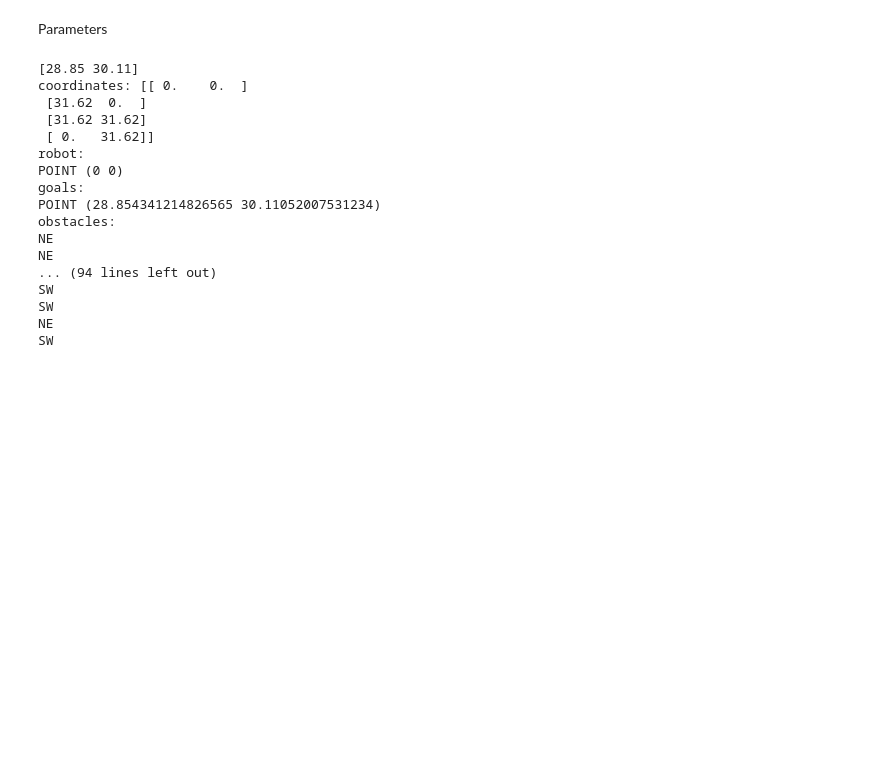
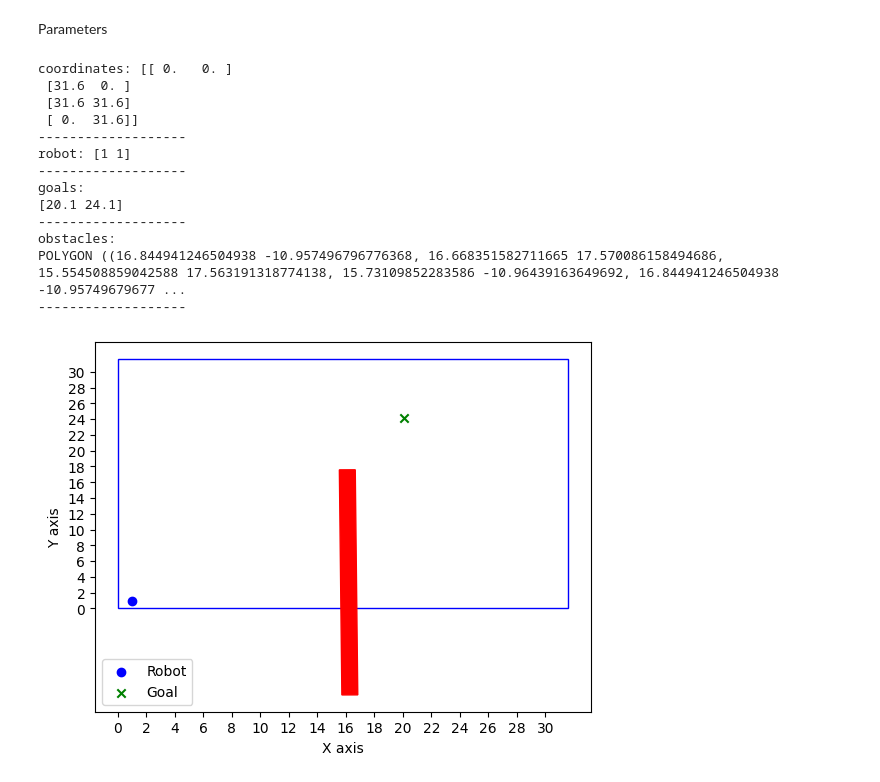
Before and after one commit to Sharkar96/BHDQN, a Jupyter notebook: BHDQN.ipynb, the cells around one changed output. Saved outputs shown, nothing was run; the diff lists cells and outputs as text; code cells hidden in the pictures; blank space fills up the shorter version.

Commit message:
added plot, and finished with the normal and black hole gravity

```diff
--- a/BHDQN.ipynb
+++ b/BHDQN.ipynb
@@ -15,7 +17,7 @@ def point2nparray(p: Point):
 Parameters
 # %%
 katt=1
-kstr=8
+kstr=4
 krep=20
 p0=3
 ps=8
@@ -25,6 +27,7 @@ W3=-0.2
 alpha=-20
 gamma=0.95
 ts=0.1
+eps=1 #distance from the goal to be reached
 # %%
 class Obstacle:
   def __init__(self, o: Point, A):
@@ -48,6 +51,9 @@ class Obstacle:
 
     self.obstacle=affinity.rotate(Polygon(vertex),th)
 
+  def polygon2array(self):
+    x,y =self.obstacle.exterior.coords.xy
+    return[list(a) for a in zip(x,y)]
 
   def __str__(self):
     return str(self.obstacle)
@@ -73,11 +79,12 @@ class Robot:
     chosenMove=np.argmax(np.dot(force, possibleMoves.T))
     self.x=self.x + ts*possibleMoves[chosenMove][0]*linalg.norm(force)
     self.y=self.y + ts*possibleMoves[chosenMove][1]*linalg.norm(force)
-    print(moves[chosenMove])
+    print(moves[chosenMove], end=' ')
+    print(np.array([self.x, self.y]))
     return
 
   def __str__(self):
-    return str(Point(self.x,self.y))
+    return str(np.array([self.x,self.y]))
 # %%
 class Maze:
   def __init__(self, A):
@@ -165,28 +207,22 @@ class Maze:
 # %%
 maze=Maze(1000)
 maze.addGoals(1)
-
-maze.spawnRobot(x=0,y=0)
-print(maze.gravitationalForce())
+maze.addObstacles(1)
+maze.spawnRobot(x=1,y=1)
 maze.print()
-epochs=100
-for epoch in range(epochs):
-  maze.robot.move(maze.gravitationalForce())
+maze.plot()
 # %% [output]
-[28.85 30.11]
-coordinates: [[ 0.    0.  ]
- [31.62  0.  ]
- [31.62 31.62]
- [ 0.   31.62]]
-robot:
-POINT (0 0)
+coordinates: [[ 0.   0. ]
+ [31.6  0. ]
+ [31.6 31.6]
+ [ 0.  31.6]]
+-------------------
+robot: [1 1]
+-------------------
 goals:
-POINT (28.854341214826565 30.11052007531234)
+[20.1 24.1]
+-------------------
 obstacles:
-NE
-NE
-... (94 lines left out)
-SW
-SW
-NE
-SW
+POLYGON ((16.844941246504938 -10.957496796776368, 16.668351582711665 17.570086158494686, 15.554508859042588 17.563191318774138, 15.73109852283586 -10.96439163649692, 16.844941246504938 -10.95749679677 ...
+-------------------
+[figure, added]
```
Also changed, not shown: parts of 3 cells of this notebook.
